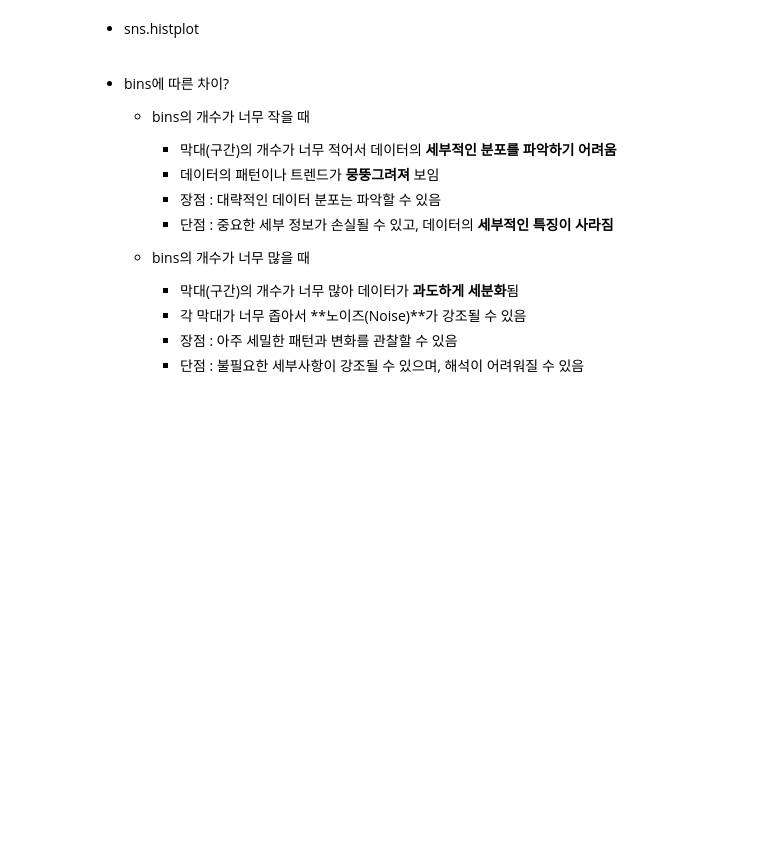
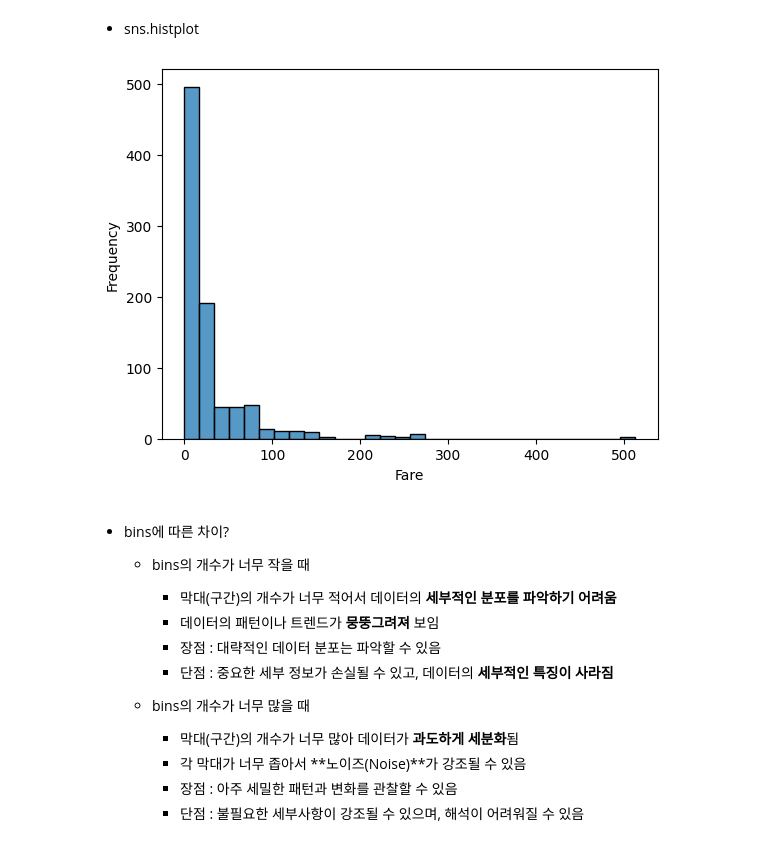
Before and after one commit to jexists/sk_network, a Jupyter notebook: 07.data_analysis/01_단변량분석/01_데이터분석_단변량분석.ipynb, the cells around one changed output. Cells and saved outputs as stored; diff of their text form; code cells hidden in the pictures; blank space fills up the shorter version.

```diff
--- a/07.data_analysis/01_단변량분석/01_데이터분석_단변량분석.ipynb
+++ b/07.data_analysis/01_단변량분석/01_데이터분석_단변량분석.ipynb
@@ -120,5 +322,16 @@ titanic.head()
 # %% [markdown]
 * sns.histplot
+# %%
+sns.histplot(
+  x='Fare',
+  data=titanic,
+  bins=30
+)
+plt.xlabel('Fare')
+plt.ylabel('Frequency')
+plt.show()
+# %% [output]
+[figure, added]
 # %% [markdown]
 - bins에 따른 차이?
 
```
Also changed, not shown: parts of 77 cells of this notebook.
